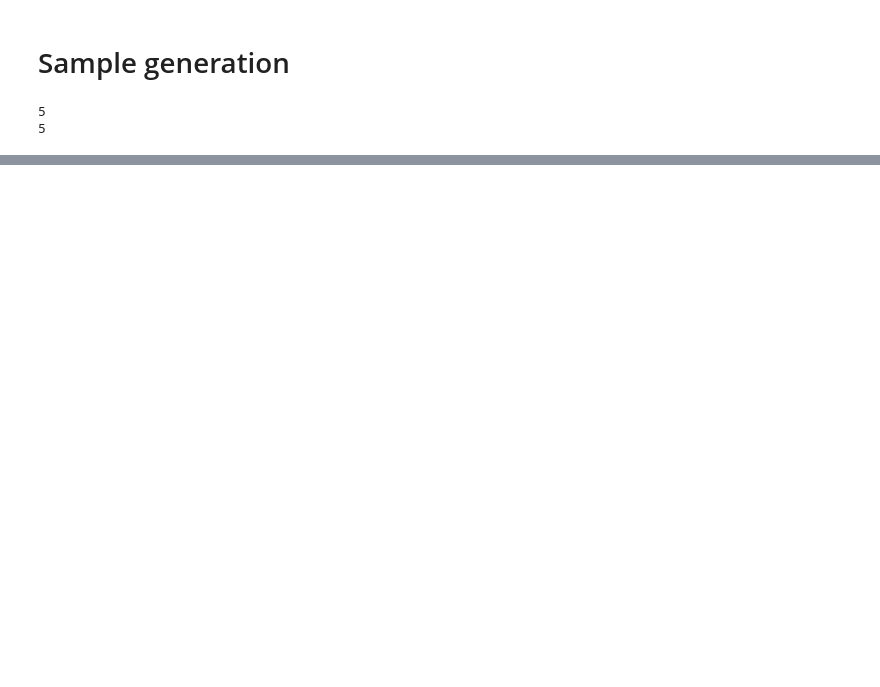
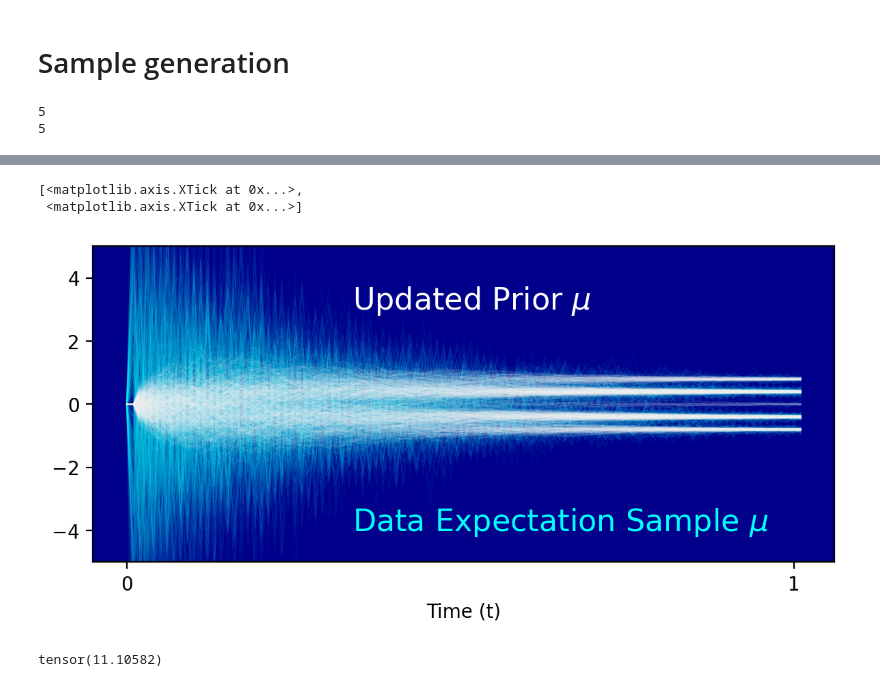
Before and after one commit to rupertmenneer/bayesian_flow, a Jupyter notebook: discretised/training_discretised.ipynb, the cells around one changed output, grey strips where cells are left out. Saved outputs shown, nothing was run; the diff lists cells and outputs as text; code cells hidden in the pictures; blank space fills up the shorter version.

```diff
--- a/discretised/training_discretised.ipynb
+++ b/discretised/training_discretised.ipynb
@@ -142,3 +149,29 @@ NameError: name 'time' is not defined
+# %%
+fig, ax = plt.subplots(figsize=(7, 3), dpi=200)
+
+ax.set_facecolor('darkblue')
+# ax.set_facecolor((1.0, 0.47, 0.42))
+n_samples = 300
+plt.plot(priors.detach().numpy()[:n_samples, :, 2, :].squeeze().T, label='Noisy sample', alpha=0.05, color='cyan', linewidth=0.6);
+plt.plot(priors.detach().numpy()[:, :, 0, :].squeeze().T, label='Prior mu', alpha=0.05, color='white', linewidth=0.6);
+plt.xlabel('Generation step')
+# plt.ylabel(r'Data Expectation Sample $\mu$')
+# plt.title('Mean samples over time from Discretised BFN model')
+ax.set_ylim(-5, 5)
+
+# plt.legend([r'Data Expectation Sample $\mu$', r'Prior $\mu$'], loc='upper right', fontsize=8)
+plt.text(0.35, 0.1, r'Data Expectation Sample $\mu$', fontsize=16, color='cyan', transform=ax.transAxes)
+plt.text(0.35, 0.8, r'Updated Prior $\mu$', fontsize=16, color='white', transform=ax.transAxes)
+ax.set_xlabel('Time (t)')
+ax.set_xticks([0, n_steps-1], ['0', '1'])
+# %% [output]
+[<matplotlib.axis.XTick at 0x...>,
+ <matplotlib.axis.XTick at 0x...>]
+[figure, added]
+# %%
+torch.max(priors)
+# %% [output]
+tensor(11.10582)
 # %%
 import numpy as np
 import matplotlib.pyplot as plt
```
Also changed, not shown: parts of 7 cells of this notebook, 1 other file.
